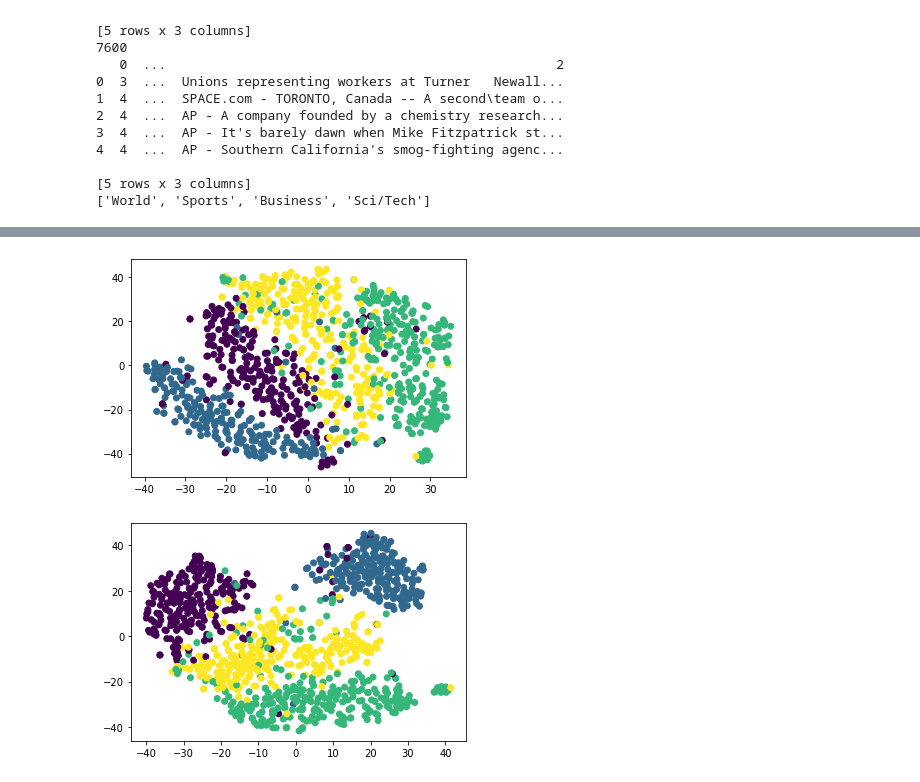
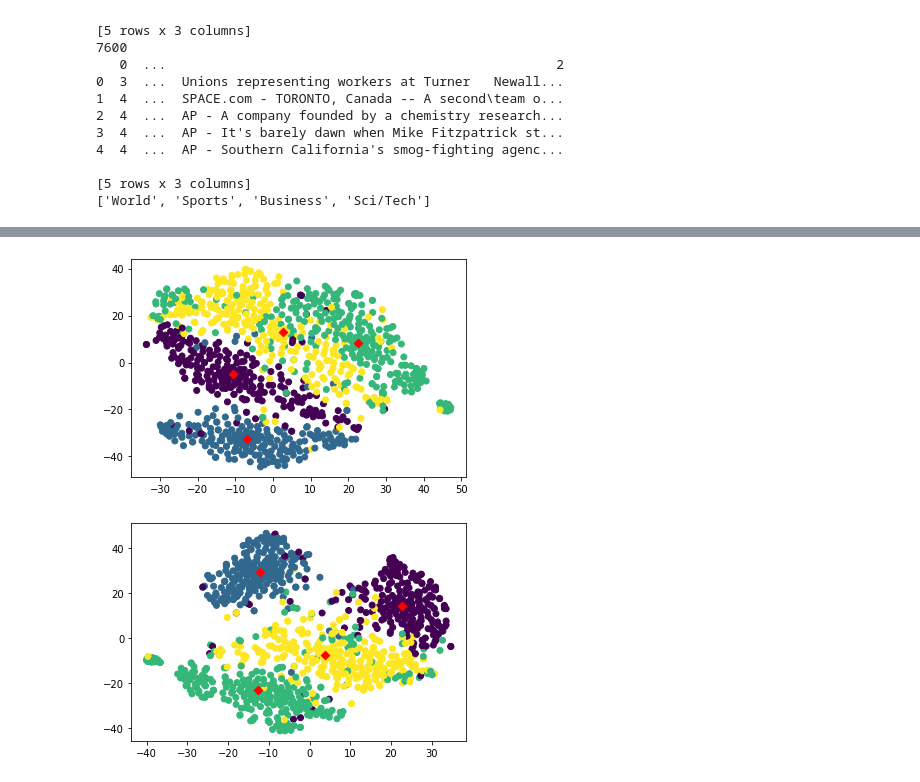
Before and after one commit to buzhangjiuzhou/DLfinal, a Jupyter notebook: bert_AGnews_3.ipynb, the cells around one changed output, grey strips where cells are left out. Saved outputs shown, nothing was run; the diff lists cells and outputs as text; code cells hidden in the pictures.

```diff
--- a/bert_AGnews_3.ipynb
+++ b/bert_AGnews_3.ipynb
@@ -303,7 +303,7 @@ for i in range(N):
 embs = embedding_compare(train_ids[N*1000:])
 embs = tf.reshape(avg_pool1(tf.reshape(embs,[-1,max_length,hidden_size,1])), [-1,hidden_size])
 embs_list.append(embs)
-seq_embs_compare = tf.concat(embs_list, 0)
+seq_embs_compare = tf.concat(embs_list, 0).numpy()
 class_embedding_compare = np.zeros([4,hidden_size])
 for i in range(4):
   index = train_labels == i
@@ -389,20 +389,23 @@ plt.show()
 # %%
 # t-SNE分析,画图
-def plot_scatter(emb, y_label, flag):
-  t_sne_temp = TSNE(n_components=2).fit_transform(emb)
+def plot_scatter(emb, c_emb, y_label, flag):
+  t_sne_temp = TSNE(n_components=2).fit_transform(np.concatenate((c_emb, emb)))
+  t_sne_c = t_sne_temp[0:4,:]
+  t_sne_temp = t_sne_temp[4:,:]
   y_label = [x + 10 * flag for x in y_label]
-  plt.scatter(t_sne_temp[:,0], t_sne_temp[:,1], c=y_label)
+  plt.scatter(t_sne_temp[:,0], t_sne_temp[:,1], c=y_label, marker='o')
+  plt.scatter(t_sne_c[:,0], t_sne_c[:,1], c='red', marker='D')
 # %%
 y_label = train_labels[10000:11000].numpy().tolist()
-plot_scatter(seq_embs[10000:11000], y_label, 0)
+plot_scatter(seq_embs[10000:11000], class_embedding, y_label, 0)
 plt.show()
 # %% [output]
-[figure, old version]
+[figure, new version]
 # %%
-plot_scatter(seq_embs_compare[10000:11000], y_label, 1)
+plot_scatter(seq_embs_compare[10000:11000], class_embedding_compare, y_label, 1)
 plt.show()
 # %% [output]
-[figure, old version]
+[figure, new version]
 # %%
 def plot_graphs(history1, history2, history3, metric, labels):
   plt.plot(history1.history[metric], label=labels[0])
```
Also changed, not shown: parts of 16 cells of this notebook.
